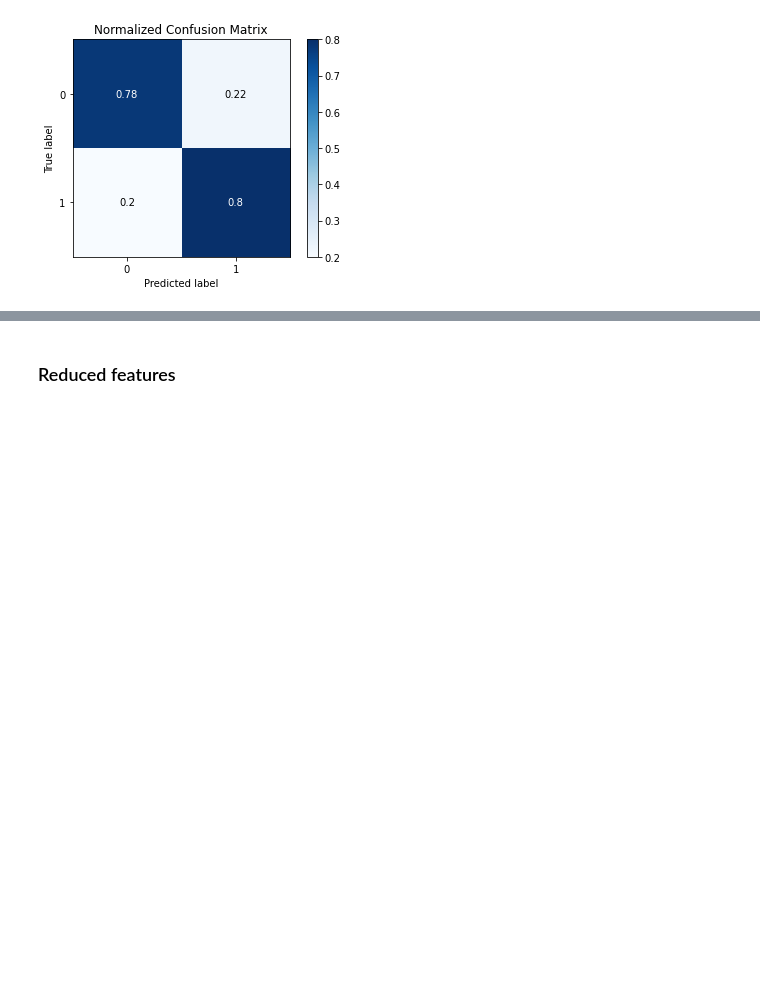
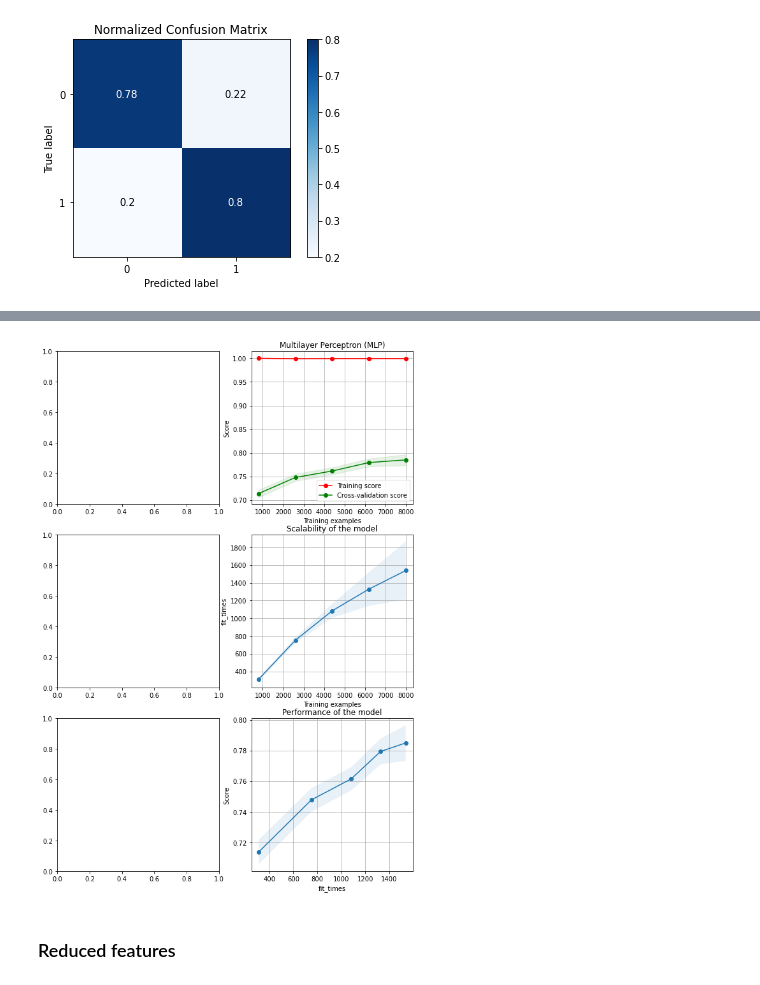
Before and after one commit to JuanJoseMV/Clinical-Trials-on-Cancer, a Jupyter notebook: Notebooks/Basic Models/Multilayer Perceptron.ipynb, the cells around one changed output, grey strips where cells are left out. Cells and saved outputs as stored; diff of their text form; code cells hidden in the pictures; blank space fills up the shorter version.

Commit message:
Learning curve for MLP and graphics

```diff
--- a/Notebooks/Basic Models/Multilayer Perceptron.ipynb
+++ b/Notebooks/Basic Models/Multilayer Perceptron.ipynb
@@ -458,3 +458,14 @@ Total time: 3100.5734584331512
  0.008790070834953829,
  3100.5734584331512)
 [figure]
+# %%
+fig, axes = plt.subplots(3, 2, figsize=(10, 15))
+
+mlp = MLPClassifier(activation='relu',max_iter=2000,hidden_layer_sizes=[100,100], solver='sgd')
+
+cv = ShuffleSplit(n_splits=5, test_size=0.2, random_state=0)
+
+title = "Multilayer Perceptron (MLP)"
+
+plot_learning_curve(mlp, title, X, Y, axes=axes[:, 1], cv=cv, n_jobs=-1)
+# %% [output]
@@ -461,3 +473,4 @@ Total time: 3100.5734584331512
+[figure, added]
 # %% [markdown]
 ### Reduced features
 # %% [markdown]
```
Also changed, not shown: parts of 1 cell of this notebook, 4 other files.
